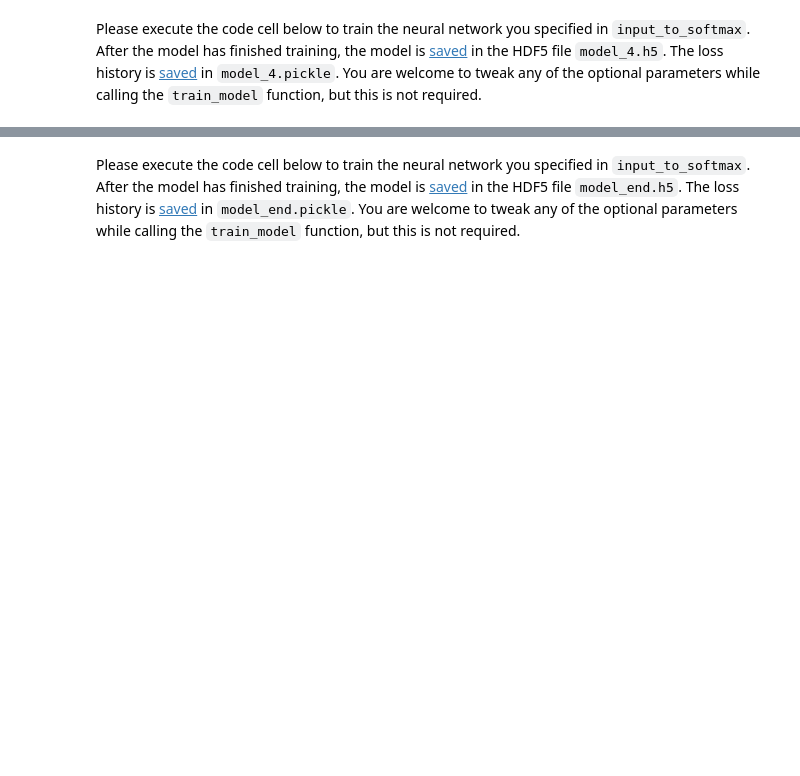
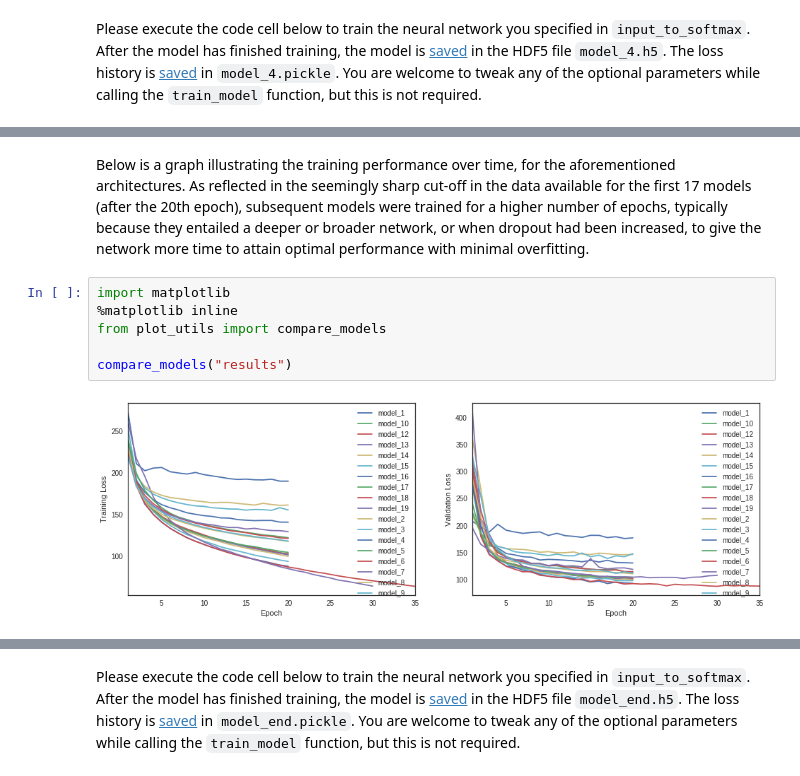
Before and after one commit to alikureishy/AI-VUI-Capstone, a Jupyter notebook: vui_notebook.ipynb, the cells around one changed output, grey strips where cells are left out. Drawn from its saved outputs; the diff is of its cells as text; blank space fills up the shorter version.

Commit message:
In order to merge to the models branch

```diff
--- a/vui_notebook.ipynb
+++ b/vui_notebook.ipynb
@@ -400,0 +511,10 @@ __Answer:__
+# %% [markdown]
+Below is a graph illustrating the training performance over time, for the aforementioned architectures. As reflected in the seemingly sharp cut-off in the data available for the first 17 models (after the 20th epoch), subsequent models were trained for a higher number of epochs, typically because they entailed a deeper or broader network, or when dropout had been increased, to give the network more time to attain optimal performance with minimal overfitting.
+# %%
+import matplotlib
+%matplotlib inline
+from plot_utils import compare_models
+
+compare_models("results")
+# %% [output]
+[figure, added]
```
Also changed, not shown: parts of 64 cells of this notebook.
